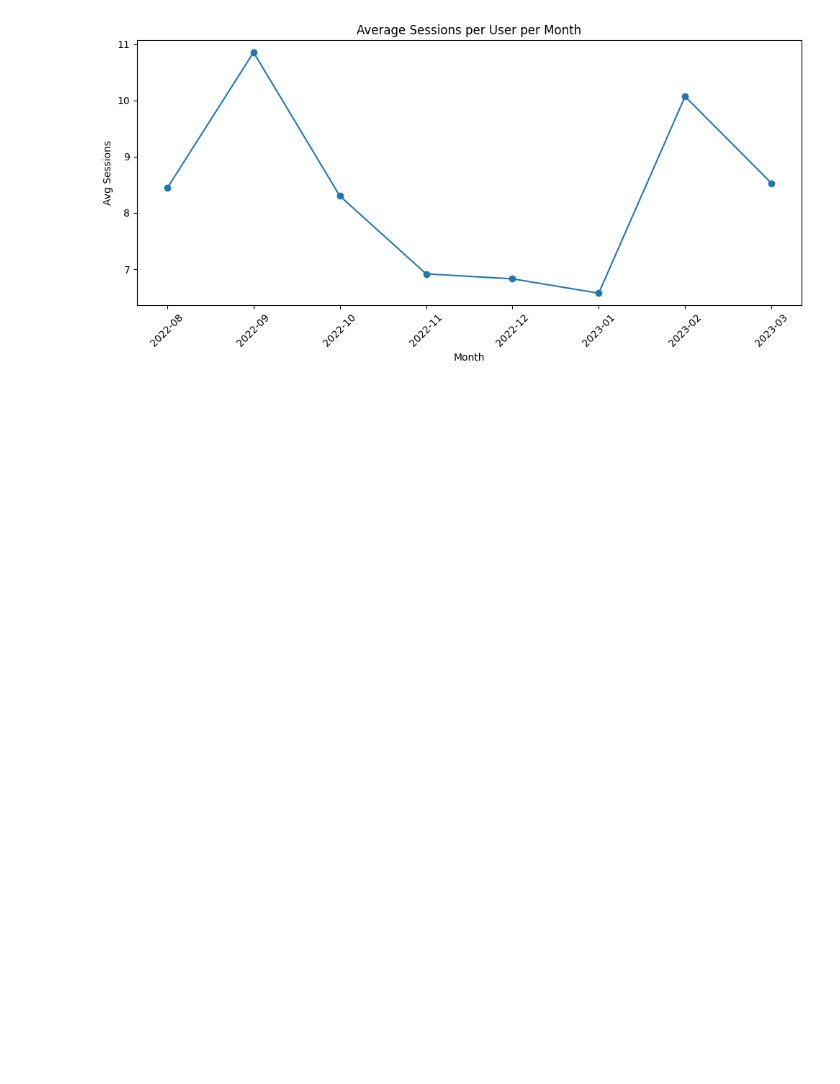
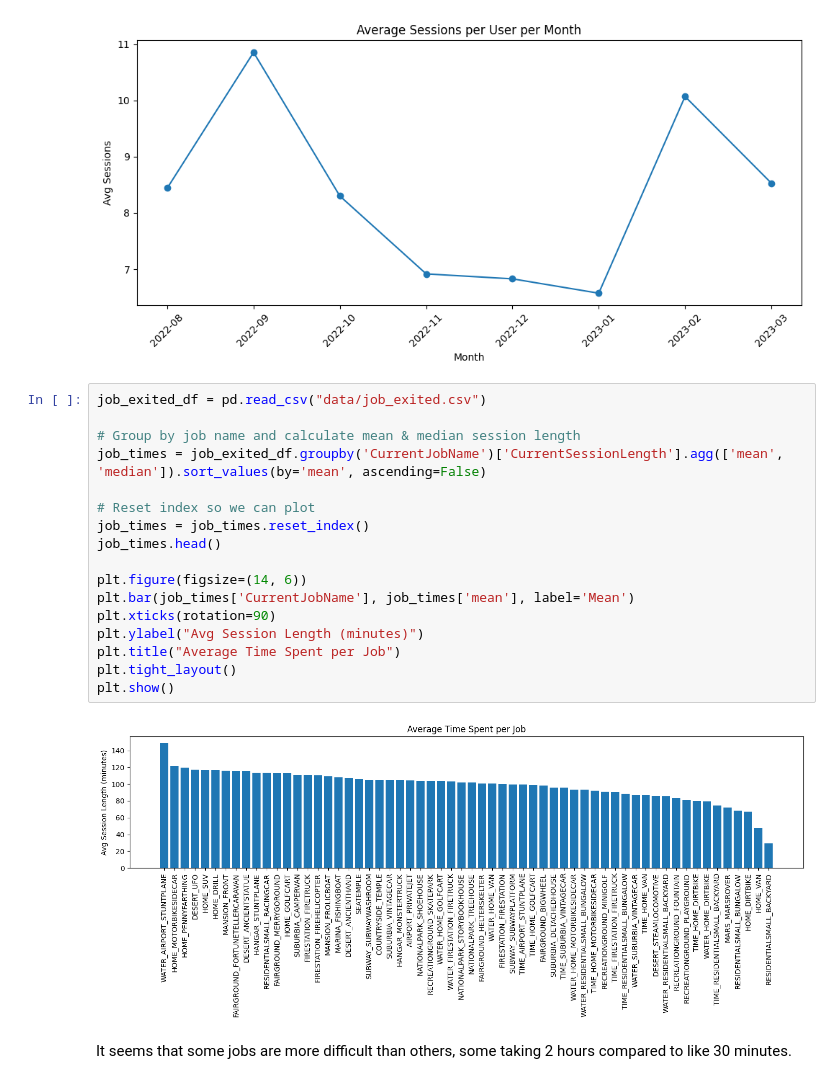
Before and after one commit to itcOnlineGaming/GA_25_P1_Part3_Alan_Rondoleanu, a Jupyter notebook: part3/analysis.ipynb, the cells around one changed output. Cells and saved outputs as stored; diff of their text form; blank space fills up the shorter version.

```diff
--- a/part3/analysis.ipynb
+++ b/part3/analysis.ipynb
@@ -127,3 +127,24 @@ plt.show()
 Total sessions: 155100
 Median session length (minutes): 60.0
 [figure]
+# %%
+job_exited_df = pd.read_csv("data/job_exited.csv")
+
+# Group by job name and calculate mean & median session length
+job_times = job_exited_df.groupby('CurrentJobName')['CurrentSessionLength'].agg(['mean', 'median']).sort_values(by='mean', ascending=False)
+
+# Reset index so we can plot
+job_times = job_times.reset_index()
+job_times.head()
+
+plt.figure(figsize=(14, 6))
+plt.bar(job_times['CurrentJobName'], job_times['mean'], label='Mean')
+plt.xticks(rotation=90)
+plt.ylabel("Avg Session Length (minutes)")
+plt.title("Average Time Spent per Job")
+plt.tight_layout()
+plt.show()
+# %% [output]
+[figure, added]
+# %% [markdown]
+It seems that some jobs are more difficult than others, some taking 2 hours compared to like 30 minutes.
```
